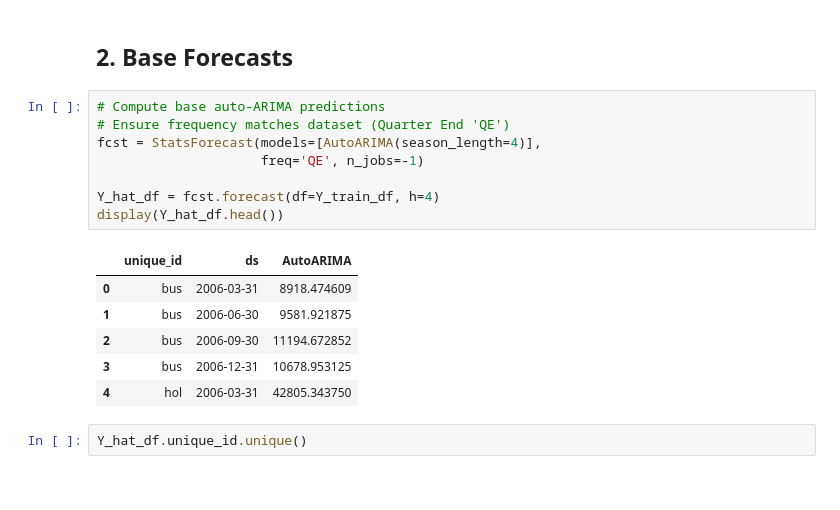
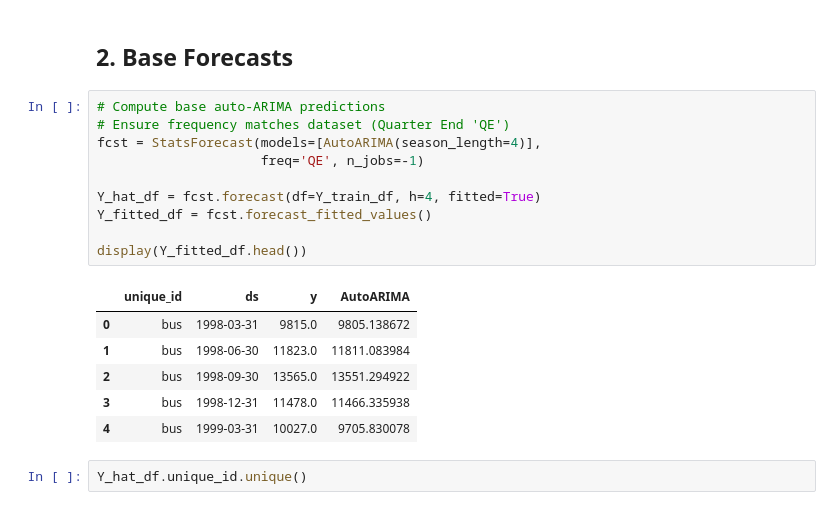
Before and after one commit to marcell-nemeth/HierarchicalTS, a Jupyter notebook: notebooks/mint_baseline_demo.ipynb, the cells around one changed output. Saved outputs shown, nothing was run; the diff lists cells and outputs as text.

```diff
--- a/notebooks/mint_baseline_demo.ipynb
+++ b/notebooks/mint_baseline_demo.ipynb
@@ -56,18 +53,20 @@ Test size: 356
 # %%
 # Compute base auto-ARIMA predictions
 # Ensure frequency matches dataset (Quarter End 'QE')
 fcst = StatsForecast(models=[AutoARIMA(season_length=4)],
                      freq='QE', n_jobs=-1)
 
-Y_hat_df = fcst.forecast(df=Y_train_df, h=4)
-display(Y_hat_df.head())
+Y_hat_df = fcst.forecast(df=Y_train_df, h=4, fitted=True)
+Y_fitted_df = fcst.forecast_fitted_values()
+
+display(Y_fitted_df.head())
 # %% [output]
-|  | unique_id | ds | AutoARIMA |
-| 0 | bus | 2006-03-31 | 8918.474609 |
-| 1 | bus | 2006-06-30 | 9581.921875 |
-| 2 | bus | 2006-09-30 | 11194.672852 |
-| 3 | bus | 2006-12-31 | 10678.953125 |
-| 4 | hol | 2006-03-31 | 42805.343750 |
+|  | unique_id | ds | y | AutoARIMA |
+| 0 | bus | 1998-03-31 | 9815.0 | 9805.138672 |
+| 1 | bus | 1998-06-30 | 11823.0 | 11811.083984 |
+| 2 | bus | 1998-09-30 | 13565.0 | 13551.294922 |
+| 3 | bus | 1998-12-31 | 11478.0 | 11466.335938 |
+| 4 | bus | 1999-03-31 | 10027.0 | 9705.830078 |
 # %%
 Y_hat_df.unique_id.unique()
 # %% [output]
```
Also changed, not shown: parts of 5 cells of this notebook, 2 other files.
